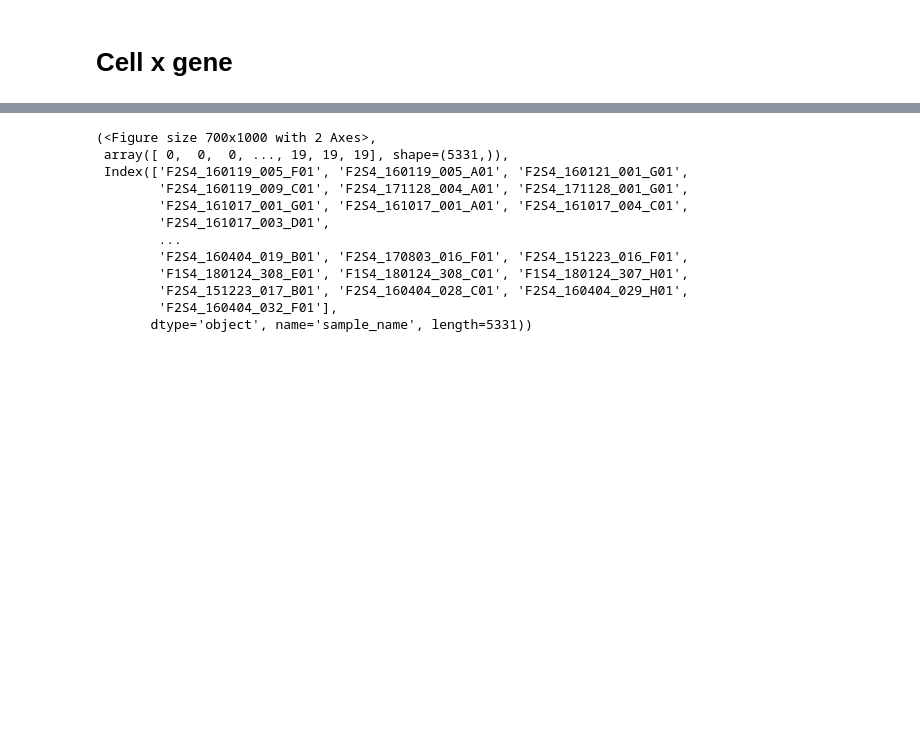
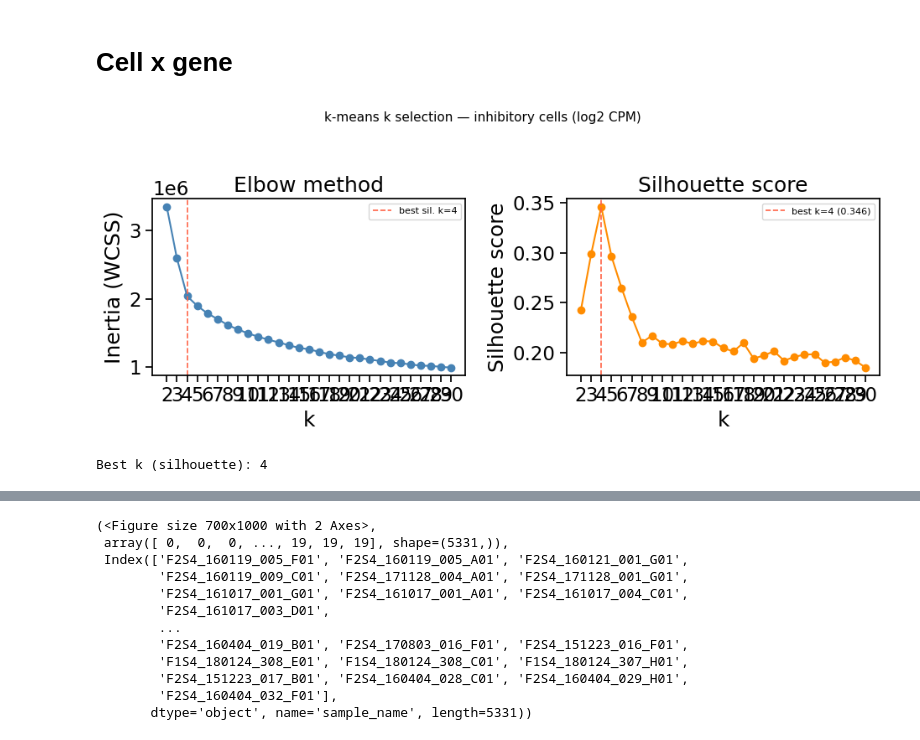
Before and after one commit to AllenNeuralDynamics/hcr-integrated-qc-capsule, a Jupyter notebook: code/cluster_validation/20260506-smartseq-tasic2018.ipynb, the cells around one changed output, grey strips where cells are left out. Saved outputs shown, nothing was run; the diff lists cells and outputs as text; code cells hidden in the pictures; blank space fills up the shorter version.

```diff
--- a/code/cluster_validation/20260506-smartseq-tasic2018.ipynb
+++ b/code/cluster_validation/20260506-smartseq-tasic2018.ipynb
@@ -356,3 +392,23 @@ plt.show()
 [figure]
 # %% [markdown]
 # Cell x gene
+# %%
+import pandas as pd
+import importlib
+import aind_hcr_qc.viz as viz
+importlib.reload(viz)
+
+adata_log_inh = filtered_log["inhibitory"]
+cxg_inh = pd.DataFrame(adata_log_inh.X, columns=adata_log_inh.var_names, index=adata_log_inh.obs_names)
+
+fig, k_results = viz.plot_kmeans_k_selection(
+    cxg_inh,
+    k_range=(2, 30),
+    clip_range=(0, 5000),
+    title="k-means k selection — inhibitory cells (log2 CPM)",
+)
+plt.show()
+print(f"Best k (silhouette): {k_results['best_k_silhouette']}")
+# %% [output]
+[figure, added]
+Best k (silhouette): 4
```
Also changed, not shown: parts of 22 cells of this notebook.
